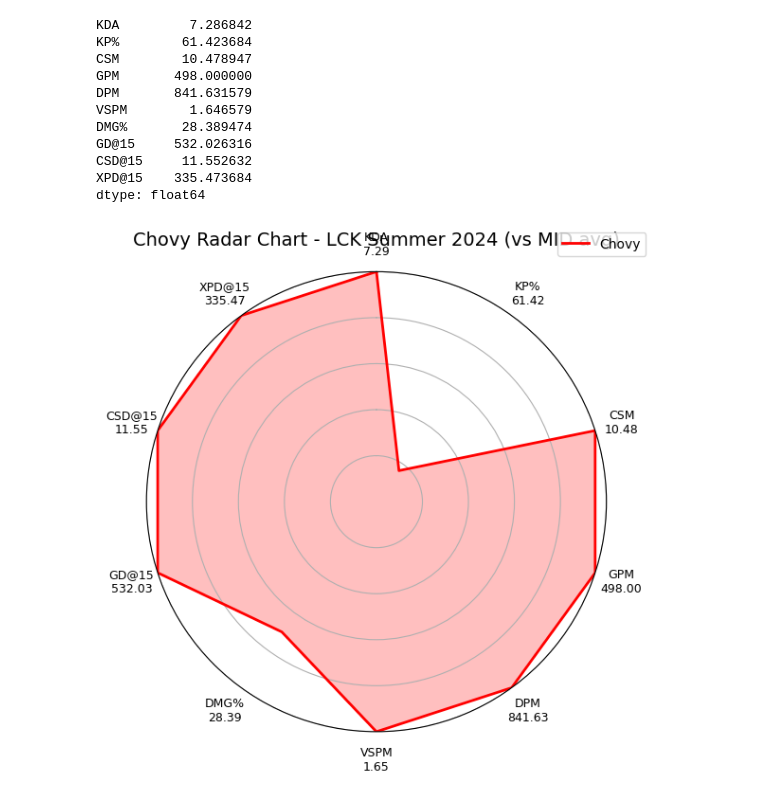
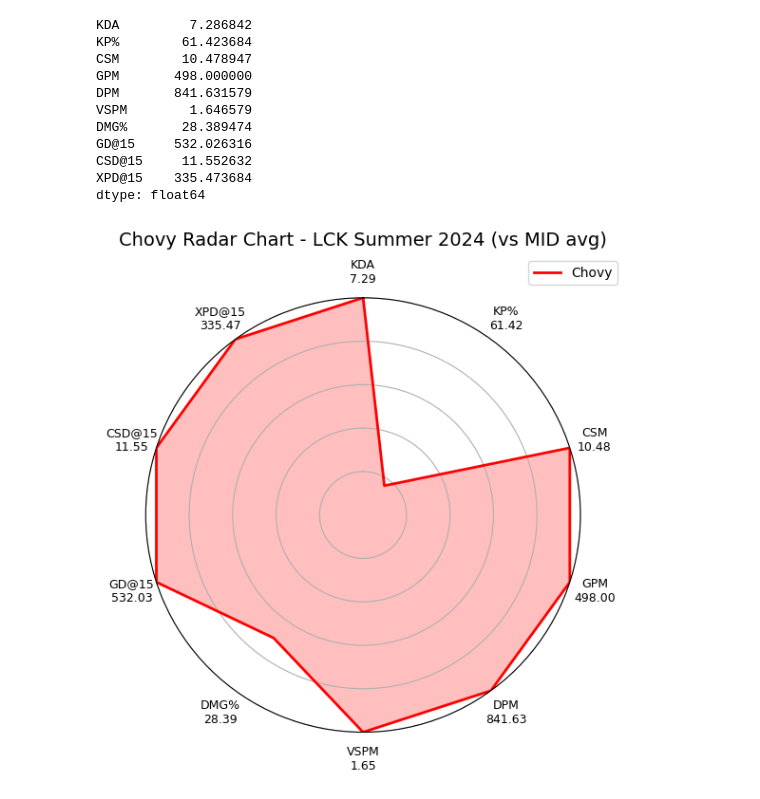
Before and after one commit to NguyenDung0210/LCK_Data_Analysis, a Jupyter notebook: analyze.ipynb, the cells around one changed output. Saved outputs shown, nothing was run; the diff lists cells and outputs as text; code cells hidden in the pictures.

```diff
--- a/analyze.ipynb
+++ b/analyze.ipynb
@@ -790,32 +790,32 @@ ax.set_theta_offset(np.pi / 2)
 ax.set_theta_direction(-1)
 ax.set_ylim(0, 1)
 
 ax.plot(angles, values, color='red', linewidth=2, label="Chovy")
 ax.fill(angles, values, color='red', alpha=0.25)
 
 new_labels = []
 for stat in stats:
     label = f"{stat}\n{chovy_mean[stat]:.2f}"
     new_labels.append(label)
 new_labels += new_labels[:1]
 
 ax.set_xticks([])
 for angle, label in zip(angles[:-1], new_labels[:-1]):  # bỏ điểm khép vòng
     ax.text(
         angle,
         1.12,  # >1 để đẩy chữ ra xa vòng
         label,
         ha='center',
         va='center',
         fontsize=9
     )
 
 ax.set_yticklabels([])
 
-ax.set_title("Chovy Radar Chart - LCK Summer 2024 (vs MID avg)", size=14, pad=20)
+ax.set_title("Chovy Radar Chart - LCK Summer 2024 (vs MID avg)", size=14, pad=40)
 
 plt.legend(loc="upper right", bbox_to_anchor=(1.1, 1.1))
 plt.tight_layout()
 plt.show()
 # %% [output]
-[figure, old version]
+[figure, new version]
```
